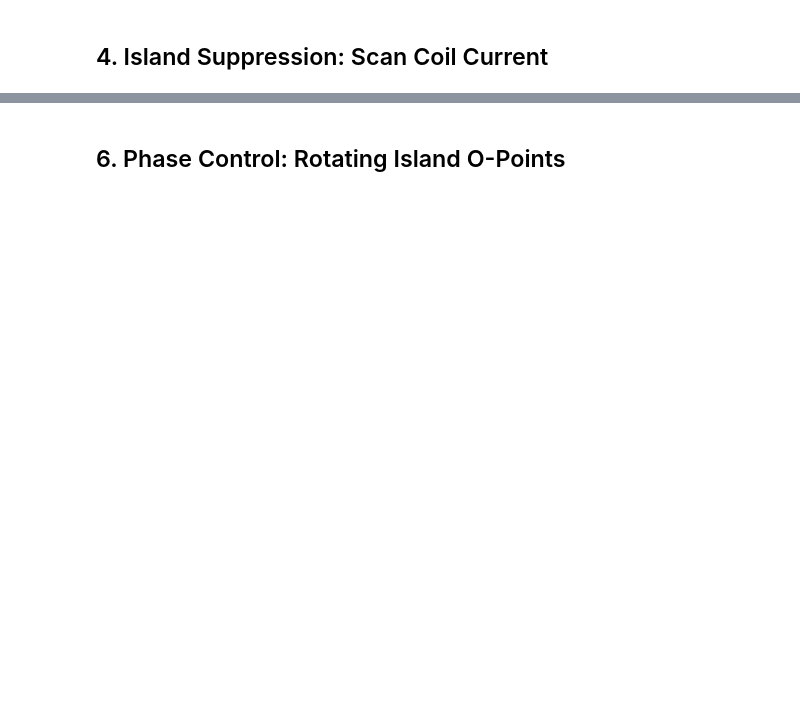
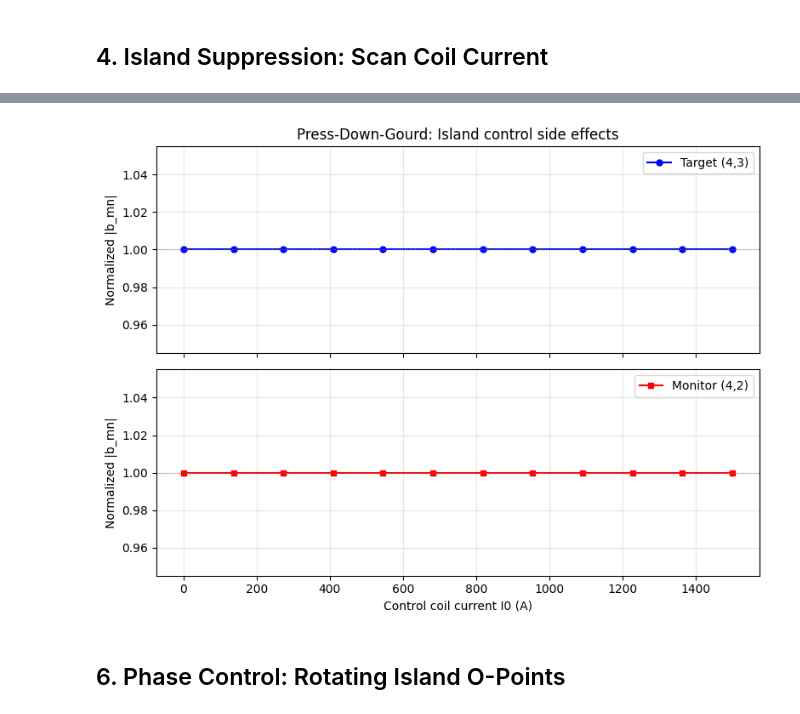
Before and after one commit to WenyinWei/pyna, a Jupyter notebook: notebooks/tutorials/stellarator_island_control.ipynb, the cells around one changed output, grey strips where cells are left out. Drawn from its saved outputs; the diff is of its cells as text; code cells hidden in the pictures; blank space fills up the shorter version.

```diff
--- a/notebooks/tutorials/stellarator_island_control.ipynb
+++ b/notebooks/tutorials/stellarator_island_control.ipynb
@@ -210,44 +217,38 @@ As we suppress the (4,4) island, we monitor what happens to other island chains.
 # %%
-# For each I0 in scan, compute amplitude at target and monitor surfaces
-# Monitor: (4,3)
-MONITOR_M, MONITOR_N = 4, 3
+MONITOR_M, MONITOR_N = 4, 2
 psi_res_monitor = stella.resonant_psi(MONITOR_M, MONITOR_N)
 
 if psi_res_monitor:
     psi_res_mon = psi_res_monitor[0]
     b_nat_mon = compute_resonant_amplitude(
-        nat_func, psi_res_mon, MONITOR_M, MONITOR_N, stella, n_theta=24, n_phi=24)
-
-    # Response of monitor mode to unit coil current
+        nat_func, psi_res_mon, MONITOR_M, MONITOR_N, stella, n_theta=20, n_phi=20)
     b_coil_mon = compute_resonant_amplitude(
-        lambda R, Z, phi: add_coil_field(R, Z, phi,
-            type('_', (), {'coils': [(pts, I/I0_COIL) for pts, I in control_coils.coils]})()),
-        psi_res_mon, MONITOR_M, MONITOR_N, stella, n_theta=24, n_phi=24
+        coil_field_func, psi_res_mon, MONITOR_M, MONITOR_N, stella, n_theta=20, n_phi=20
     )
-
     b_target_scan = [abs(b_nat + b_coil_unit * I0) for I0 in I0_scan]
     b_monitor_scan = [abs(b_nat_mon + b_coil_mon * I0) for I0 in I0_scan]
 
     fig, (ax1, ax2) = plt.subplots(2, 1, figsize=(8, 6), sharex=True)
+    ax1.plot(I0_scan, np.array(b_target_scan)/abs(b_nat), 'b-o', ms=5,
+             label=f'Target ({TARGET_M},{TARGET_N})')
+    ax1.set_ylabel('Normalized |b_mn|')
+    ax1.axhline(1, color='gray', ls=':', lw=0.8)
+    ax1.legend(); ax1.grid(True, alpha=0.3)
+    ax1.set_title('Press-Down-Gourd: Island control side effects')
 
-    ax1.plot(I0_scan, np.array(b_target_scan)/abs(b_nat), 'b-o', ms=5, label=f'Target ({TARGET_M},{TARGET_N})')
-    ax1.set_ylabel('Normalized $|\\tilde{b}_{mn}|$')
-    ax1.axhline(1, color='gray', ls=':', lw=0.8)
-    ax1.legend()
-    ax1.grid(True)
-    ax1.set_title('按下葫芦起了瓢: Island control side effects')
-
-    ax2.plot(I0_scan, np.array(b_monitor_scan)/abs(b_nat_mon), 'r-s', ms=5, label=f'Monitor ({MONITOR_M},{MONITOR_N})')
-    ax2.set_xlabel('Control coil current $I_0$ (A)')
-    ax2.set_ylabel('Normalized $|\\tilde{b}_{mn}|$')
+    ax2.plot(I0_scan, np.array(b_monitor_scan)/abs(b_nat_mon), 'r-s', ms=5,
+             label=f'Monitor ({MONITOR_M},{MONITOR_N})')
+    ax2.set_xlabel('Control coil current I0 (A)')
+    ax2.set_ylabel('Normalized |b_mn|')
     ax2.axhline(1, color='gray', ls=':', lw=0.8)
-    ax2.legend()
-    ax2.grid(True)
+    ax2.legend(); ax2.grid(True, alpha=0.3)
 
     plt.tight_layout()
-    plt.savefig('gourd_problem.png', dpi=120)
+    plt.savefig('gourd_problem.png', dpi=100)
     plt.show()
 else:
     print(f'Monitor surface q={MONITOR_M}/{MONITOR_N} not in plasma')
+# %% [output]
+[figure, added]
 # %% [markdown]
 ## 6. Phase Control: Rotating Island O-Points
```
Also changed, not shown: parts of 19 cells of this notebook.
